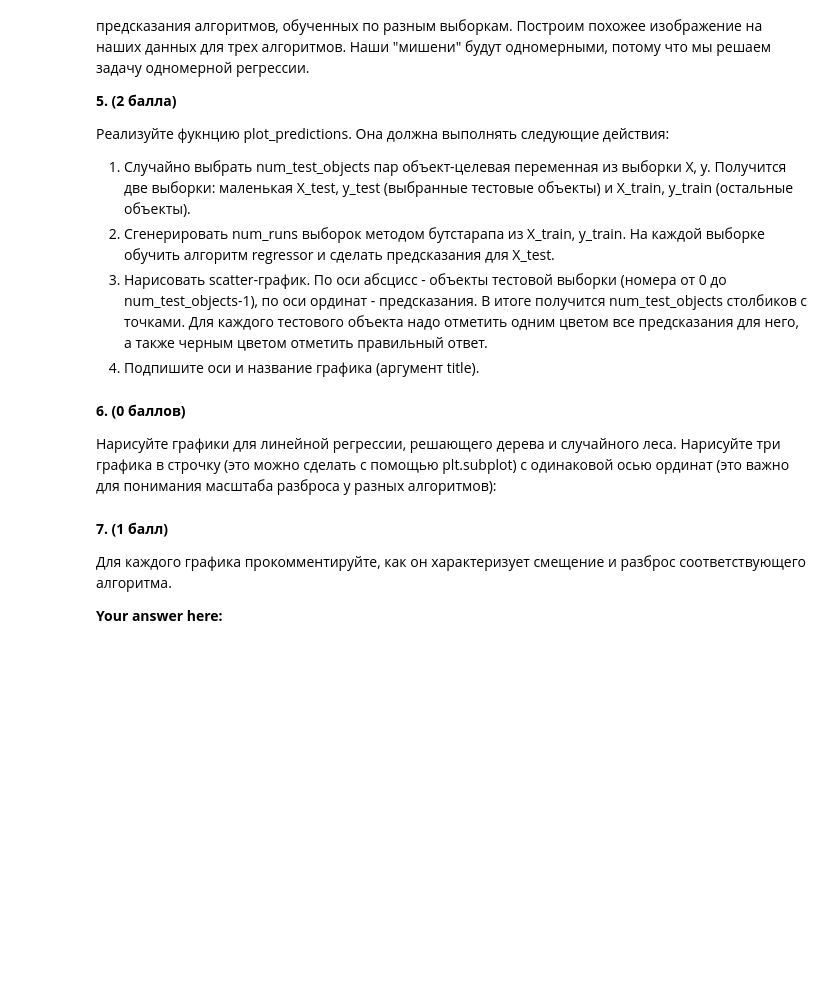
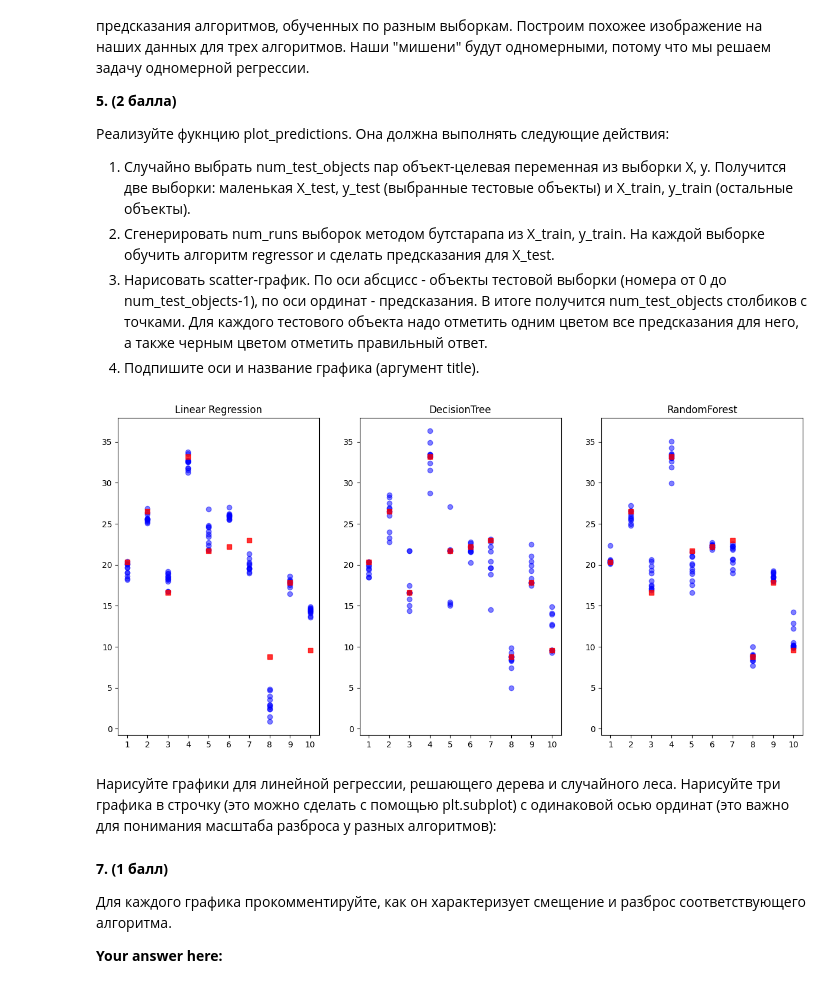
Before and after one commit to Uralbeckins/ML-Sokolov-Course, a Jupyter notebook: homework-practice-06-bvd.ipynb, the cells around one changed output. Drawn from its saved outputs; the diff is of its cells as text; code cells hidden in the pictures; blank space fills up the shorter version.

```diff
--- a/homework-practice-06-bvd.ipynb
+++ b/homework-practice-06-bvd.ipynb
@@ -167,13 +219,59 @@ __5. (2 балла)__
 1. Сгенерировать num_runs выборок методом бутстарапа из X_train, y_train. На каждой выборке обучить алгоритм regressor и сделать предсказания для X_test.
 1. Нарисовать scatter-график. По оси абсцисс - объекты тестовой выборки (номера от 0 до num_test_objects-1), по оси ординат - предсказания. В итоге получится num_test_objects столбиков с точками. Для каждого тестового объекта надо отметить одним цветом все предсказания для него, а также черным цветом отметить правильный ответ.
 1. Подпишите оси и название графика (аргумент title).
-# %%
-def plot_predictions(regressor, X, y, num_runs=100, num_test_objects=10, title=""):
-    """
-    plot graphics described above
-    """
-    ### your code here
+# %%
+def plot_predictions(test_indices, regressor, X, y, num_runs=100, num_test_objects=10, title="", ax=None):
+    # 1) get X from bootstrap
+    X = pd.DataFrame(X, columns=[f'feature_{i}' for i in range(X.shape[1])])
+
+    # get X from bootstrap
+    n_samples = X.shape[0]
+    predictions = np.full((num_test_objects, num_runs), np.nan)
+
+    X_test = X.iloc[test_indices]
+    y_test = y[test_indices]
+
+    for run in range (num_runs):
+        all_indices = [i for i in range(n_samples)]
+        fit_choise = np.random.randint(0, n_samples, size=n_samples)
+        out_of_bag = list(set(all_indices) - set(fit_choise) - set(test_indices))
+
+        regressor.fit(X.iloc[fit_choise], y[fit_choise])
+        # Каждый столбец predictions - новая модель на новой выборке, есть NaN
+        predictions[:, run] = regressor.predict(X_test)
+
+    # y_mean = np.nanmean(predictions, axis=1).reshape(-1, 1)
+    # bias = np.nanmean(np.nanmean((y_mean - y.reshape(-1, 1))**2, axis=1), axis=0)
+    # variance = np.nanmean(np.nanvar(predictions, axis=1), axis=0)
+    # error = np.nanmean(np.nanmean((predictions - y.reshape(-1, 1))**2, axis=1), axis=0)
+    # print(f'bias = {bias:.1f}')
+    # print(f'var = {variance:.1f}')
+    # print(f'err = {error:.1f}')
+    pr_df = pd.DataFrame(predictions, columns=[f'model_{i}' for i in range(num_runs)])
+    # print(pr_df)
+    # print(f'predictions shape: {predictions.shape}')
+    for i in range(num_test_objects+1):
+        ax.plot([range(1, num_test_objects+1)], predictions[:, i].reshape(1, -1), marker='o', color='blue', linestyle='', alpha=0.5)
+    ax.plot([range(1, num_test_objects+1)], y_test.reshape(1, -1), marker='s', linestyle='', alpha=0.8, color='red', label='true value')
+    ax.set_xticks([i for i in range(1, num_test_objects+1)])
+    ax.set_title(title)
+    # return bias, variance, error
+
+fig, axes = plt.subplots(1, 3, figsize=(15, 7))
+n_runs = 1000
+test_size = 10
+test_indices = np.random.randint(1, X.shape[0], size=test_size)
+plot_predictions(test_indices, LinearRegression(), X, y, num_runs=n_runs, num_test_objects=test_size, title="Linear Regression", ax=axes[0])
+plot_predictions(test_indices, DecisionTreeRegressor(max_depth=10), X, y, num_runs=n_runs, num_test_objects=test_size, title="DecisionTree", ax=axes[1])
+plot_predictions(test_indices, RandomForestRegressor(n_estimators=200, random_state=42), X, y, num_runs=n_runs, num_test_objects=test_size, title="RandomForest", ax=axes[2])
+
+y_min = min(ax.get_ylim()[0] for ax in axes)
+y_max = max(ax.get_ylim()[1] for ax in axes)
+for ax in axes:
+    ax.set_ylim(y_min, y_max)
+plt.show()
+# %% [output]
+[figure, added]
 # %% [markdown]
-__6. (0 баллов)__
 
 Нарисуйте графики для линейной регрессии, решающего дерева и случайного леса. Нарисуйте три графика в строчку (это можно сделать с помощью plt.subplot) с одинаковой осью ординат (это важно для понимания масштаба разброса у разных алгоритмов):
```
Also changed, not shown: parts of 6 cells of this notebook, 3 other files.
